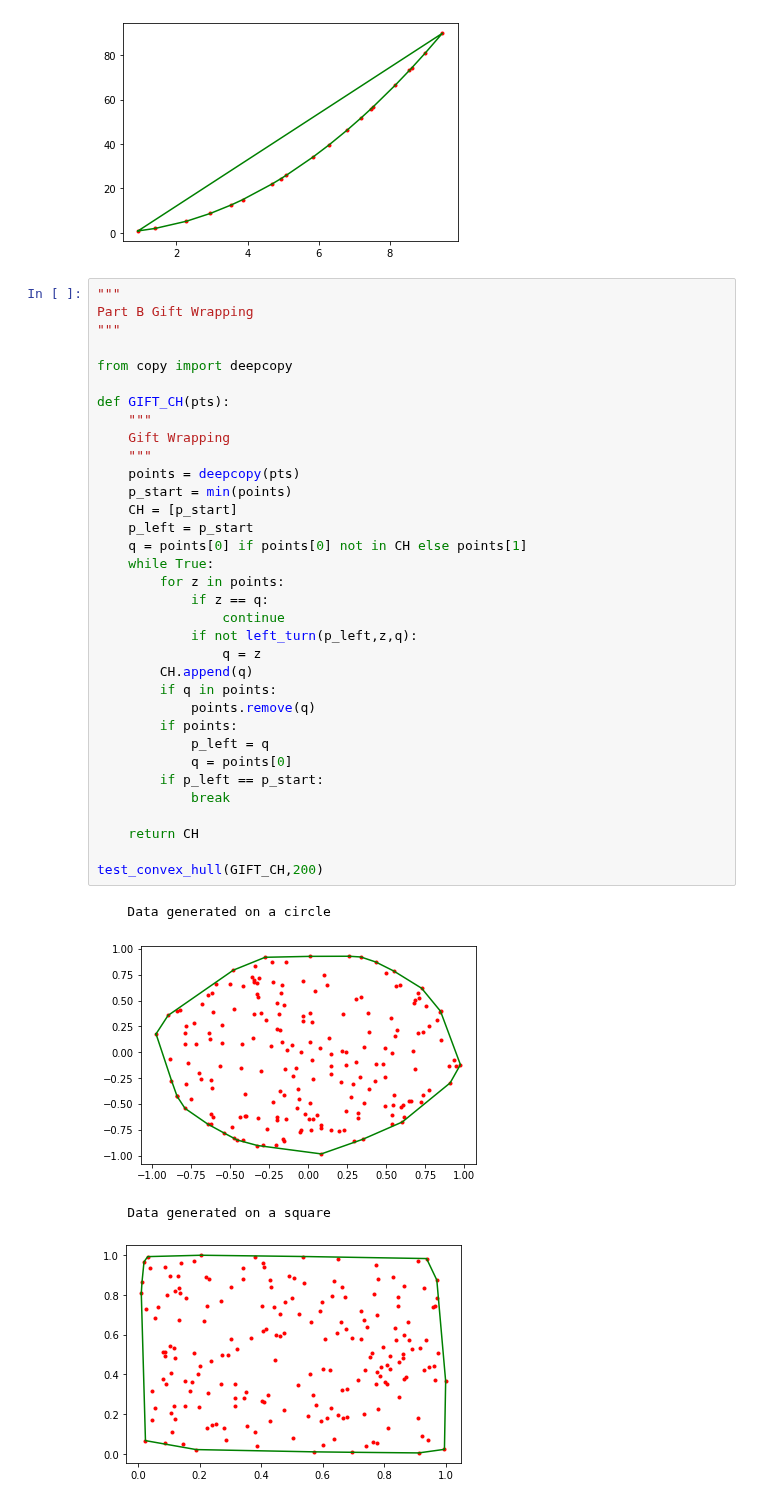
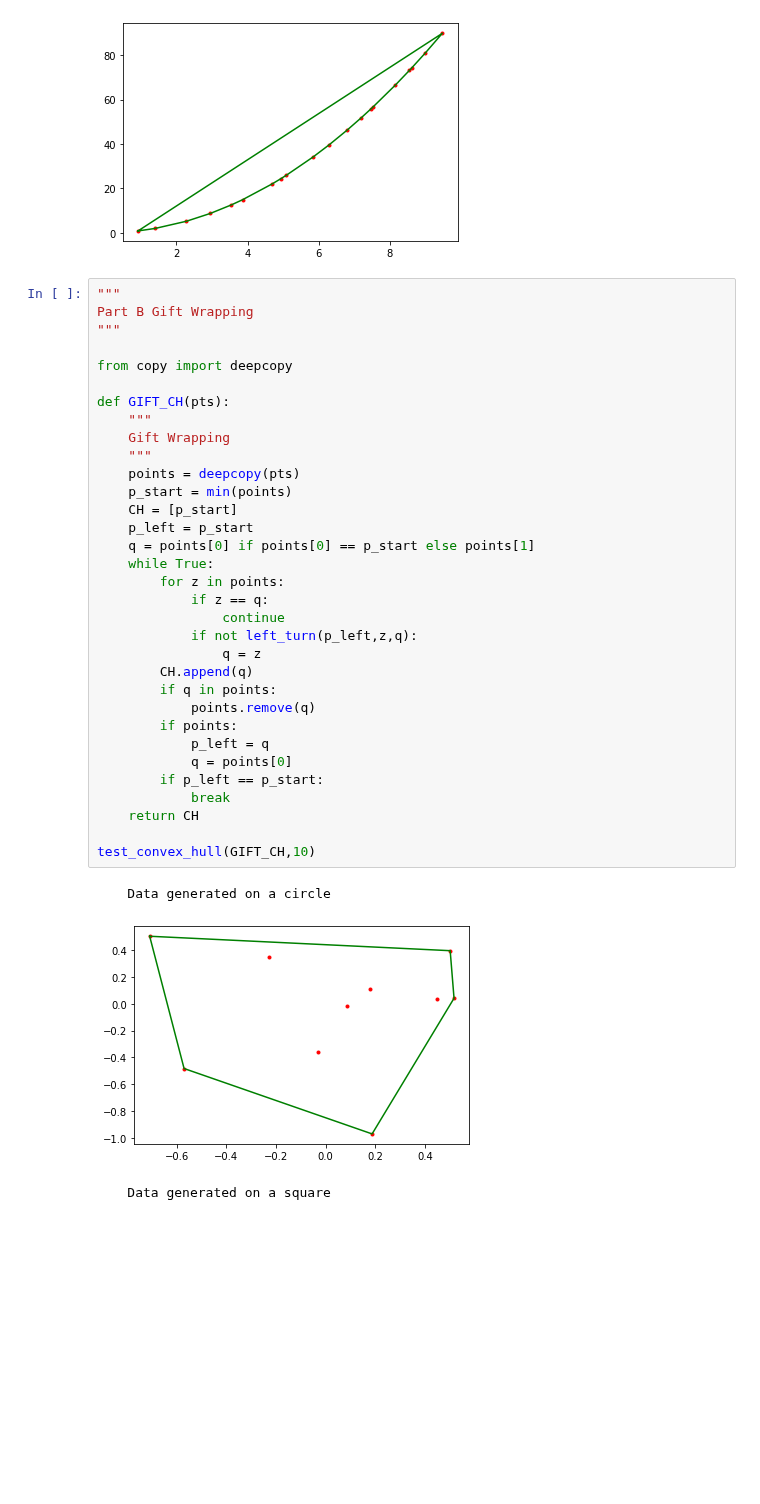
Before and after one commit to Nimakii/etkortnavn, a Jupyter notebook: handin2/CG-w2.ipynb, the cells around one changed output. Drawn from its saved outputs; the diff is of its cells as text; blank space fills up the shorter version.

Commit message:
gift works

```diff
--- a/handin2/CG-w2.ipynb
+++ b/handin2/CG-w2.ipynb
@@ -158,36 +158,34 @@ Part B Gift Wrapping
 """
 
 from copy import deepcopy
 
 def GIFT_CH(pts):
     """
     Gift Wrapping
     """
     points = deepcopy(pts)
     p_start = min(points)
     CH = [p_start]
     p_left = p_start
-    q = points[0] if points[0] not in CH else points[1]
+    q = points[0] if points[0] == p_start else points[1]
     while True:
         for z in points:
             if z == q:
                 continue
             if not left_turn(p_left,z,q):
                 q = z
         CH.append(q)
         if q in points:
             points.remove(q)
         if points:
             p_left = q
             q = points[0]
         if p_left == p_start:
             break
-
     return CH
 
-test_convex_hull(GIFT_CH,200)
+test_convex_hull(GIFT_CH,10)
 # %% [output]
     Data generated on a circle
-[figure, old version]
+[figure, new version]
     Data generated on a square
-[figure, removed]
```
Also changed, not shown: parts of 3 cells of this notebook.
